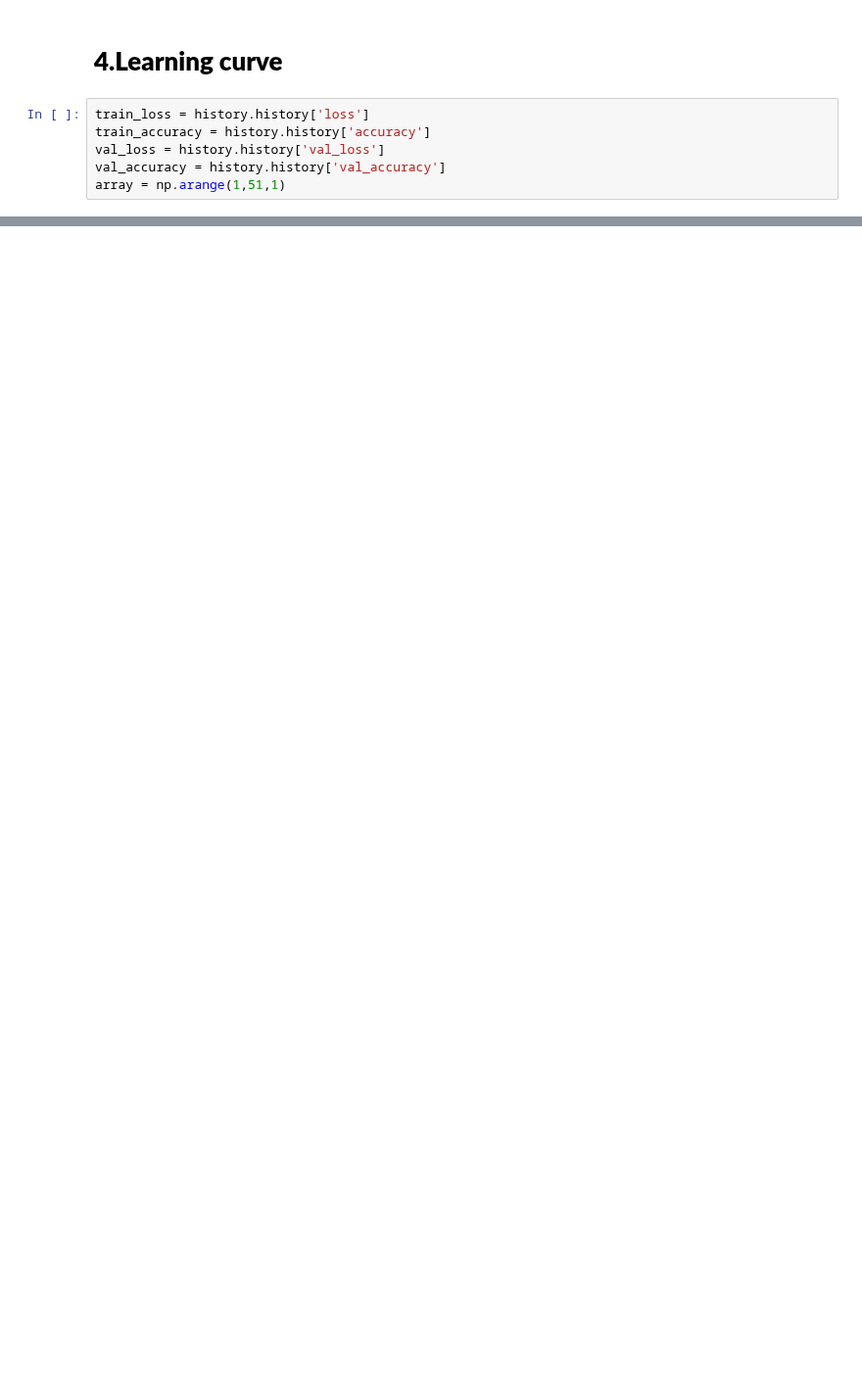
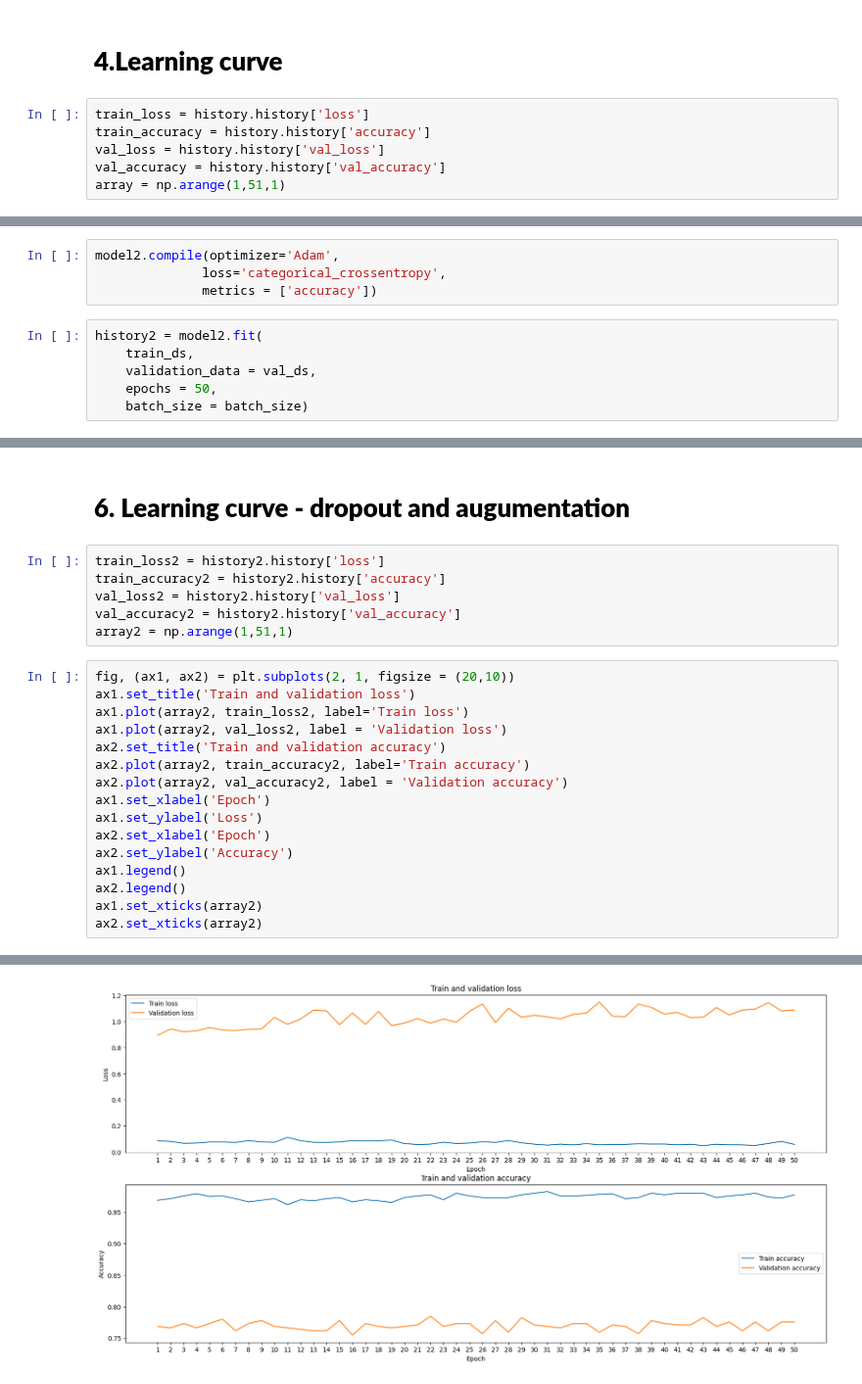
Before and after one commit to KamilShape/emotion_recognition, a Jupyter notebook: emotion_detection.ipynb, the cells around one changed output, grey strips where cells are left out. Shown at 98% size. Cells and saved outputs as stored; diff of their text form; blank space fills up the shorter version.

Commit message:
add dropout and augumentation

```diff
--- a/emotion_detection.ipynb
+++ b/emotion_detection.ipynb
@@ -186,0 +203,10 @@ ax2.set_xticks(array)
+# %%
+model2.compile(optimizer='Adam',
+              loss='categorical_crossentropy',
+              metrics = ['accuracy'])
+# %%
+history2 = model2.fit(
+    train_ds,
+    validation_data = val_ds,
+    epochs = 50,
+    batch_size = batch_size)
@@ -186,0 +231,25 @@ ax2.set_xticks(array)
+# %% [markdown]
+# **6. Learning curve - dropout and augumentation**
+# %%
+train_loss2 = history2.history['loss']
+train_accuracy2 = history2.history['accuracy']
+val_loss2 = history2.history['val_loss']
+val_accuracy2 = history2.history['val_accuracy']
+array2 = np.arange(1,51,1)
+# %%
+fig, (ax1, ax2) = plt.subplots(2, 1, figsize = (20,10))
+ax1.set_title('Train and validation loss')
+ax1.plot(array2, train_loss2, label='Train loss')
+ax1.plot(array2, val_loss2, label = 'Validation loss')
+ax2.set_title('Train and validation accuracy')
+ax2.plot(array2, train_accuracy2, label='Train accuracy')
+ax2.plot(array2, val_accuracy2, label = 'Validation accuracy')
+ax1.set_xlabel('Epoch')
+ax1.set_ylabel('Loss')
+ax2.set_xlabel('Epoch')
+ax2.set_ylabel('Accuracy')
+ax1.legend()
+ax2.legend()
+ax1.set_xticks(array2)
+ax2.set_xticks(array2)
+# %% [output]
@@ -186,0 +273 @@ ax2.set_xticks(array)
+[figure, added]
```
Also changed, not shown: parts of 6 cells of this notebook.
